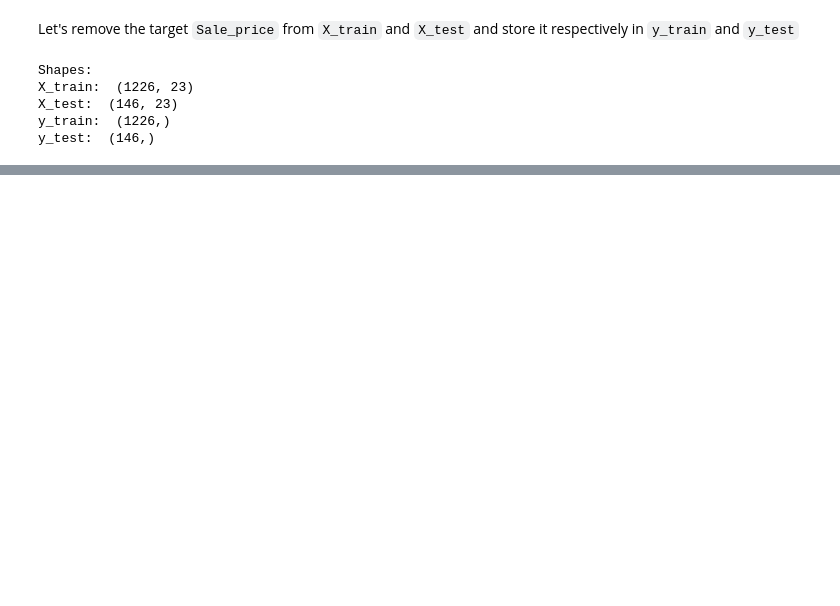
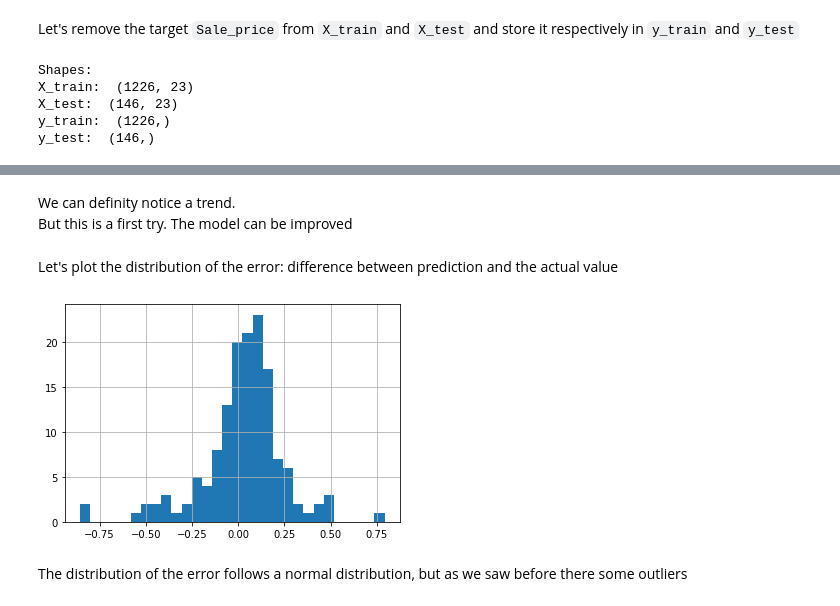
Before and after one commit to lohiermichael/house-prices-prediction, a Jupyter notebook: notebooks/2.with_main_variables/2.2.model_building.ipynb, the cells around one changed output, grey strips where cells are left out. Drawn from its saved outputs; the diff is of its cells as text; code cells hidden in the pictures; blank space fills up the shorter version.

```diff
--- a/notebooks/2.with_main_variables/2.2.model_building.ipynb
+++ b/notebooks/2.with_main_variables/2.2.model_building.ipynb
@@ -80,0 +135,12 @@ We'
+# %% [markdown]
+We can definity notice a trend. <br>
+But this is a first try. The model can be improved
+# %% [markdown]
+Let's plot the distribution of the error: difference between prediction and the actual value
+# %%
+errors = y_pred_test-y_test
+_ = errors.hist(bins=30)
+# %% [output]
+[figure, added]
+# %% [markdown]
+The distribution of the error follows a normal distribution, but as we saw before there some outliers
```
Also changed, not shown: parts of 13 cells of this notebook, 3 other files.
